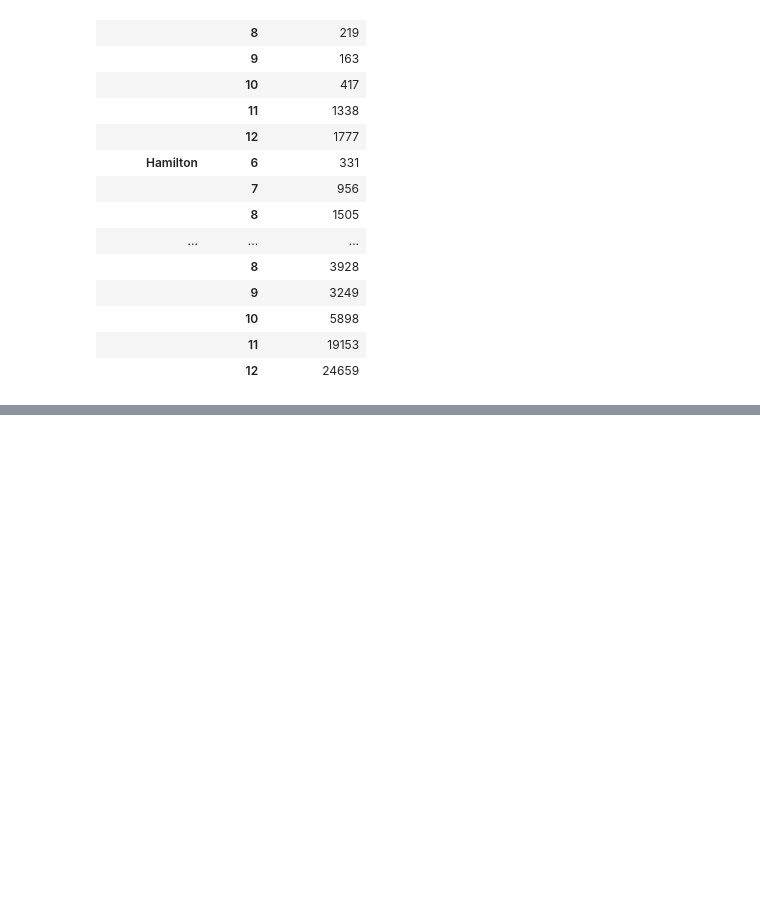
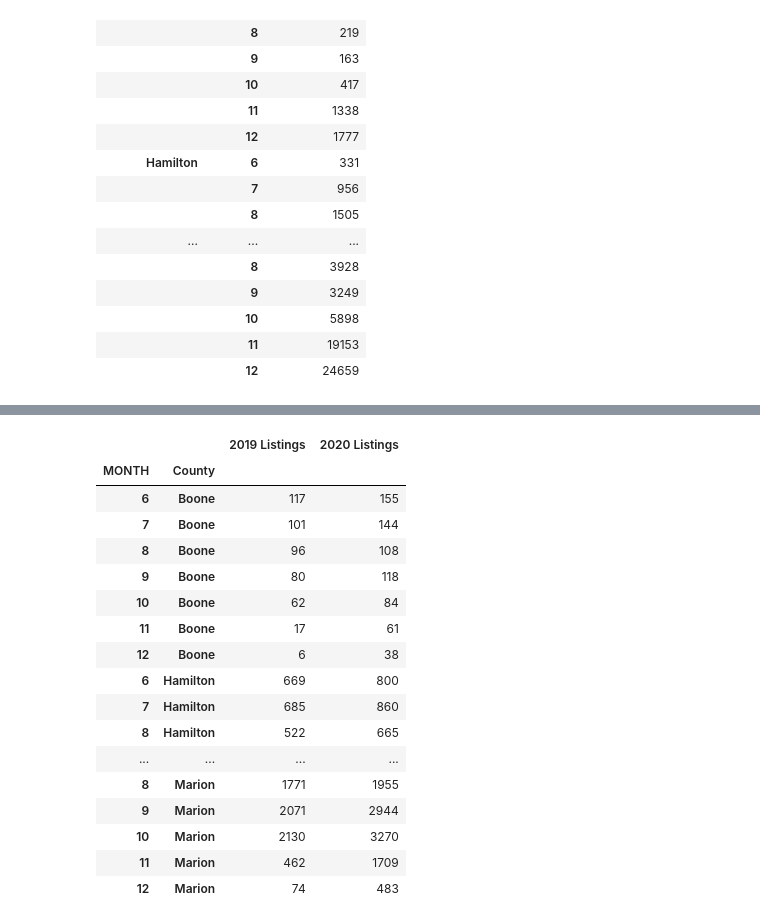
Before and after one commit to c-kleerun/COVID-Housing-Comparison, a Jupyter notebook: Covid-Housing-Analysis.ipynb, the cells around one changed output, grey strips where cells are left out. Drawn from its saved outputs; the diff is of its cells as text; code cells hidden in the pictures; blank space fills up the shorter version.

```diff
--- a/Covid-Housing-Analysis.ipynb
+++ b/Covid-Housing-Analysis.ipynb
@@ -115,0 +183,33 @@ covid_month_df
+# %%
+rs19_monthly_count= rs_19.groupby(["County", "MONTH"])["MLSNumber"].count()
+rs19_monthly_count = pd.DataFrame(rs19_monthly_count)
+rs19_monthly_count = rs19_monthly_count.rename(columns={"MLSNumber": "2019 Listings"})
+rs19_monthly_count
+
+rs20_monthly_count= rs_20.groupby(["County", "MONTH"])["MLSNumber"].count()
+rs20_monthly_count = pd.DataFrame(rs20_monthly_count)
+rs20_monthly_count = rs20_monthly_count.rename(columns={"MLSNumber": "2020 Listings"})
+rs20_monthly_count
+
+#Combining into singular DataFrame
+rs_combined_listing = pd.merge(rs19_monthly_count,rs20_monthly_count, on=["MONTH", "County"])
+rs_combined_listing
+# %% [output]
+|  |  | 2019 Listings | 2020 Listings |
+| MONTH | County |  |  |
+| 6 | Boone | 117 | 155 |
+| 7 | Boone | 101 | 144 |
+| 8 | Boone | 96 | 108 |
+| 9 | Boone | 80 | 118 |
+| 10 | Boone | 62 | 84 |
+| 11 | Boone | 17 | 61 |
+| 12 | Boone | 6 | 38 |
+| 6 | Hamilton | 669 | 800 |
+| 7 | Hamilton | 685 | 860 |
+| 8 | Hamilton | 522 | 665 |
+| ... | ... | ... | ... |
+| 8 | Marion | 1771 | 1955 |
+| 9 | Marion | 2071 | 2944 |
+| 10 | Marion | 2130 | 3270 |
+| 11 | Marion | 462 | 1709 |
+| 12 | Marion | 74 | 483 |
```
Also changed, not shown: parts of 2 cells of this notebook.
